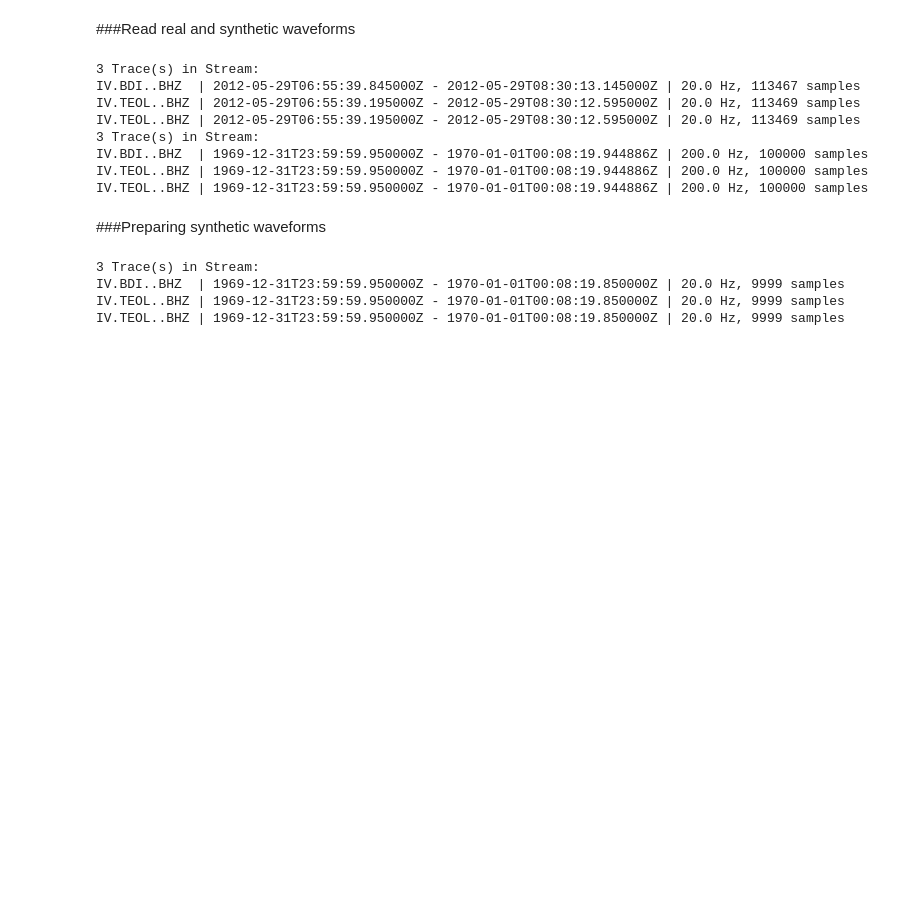
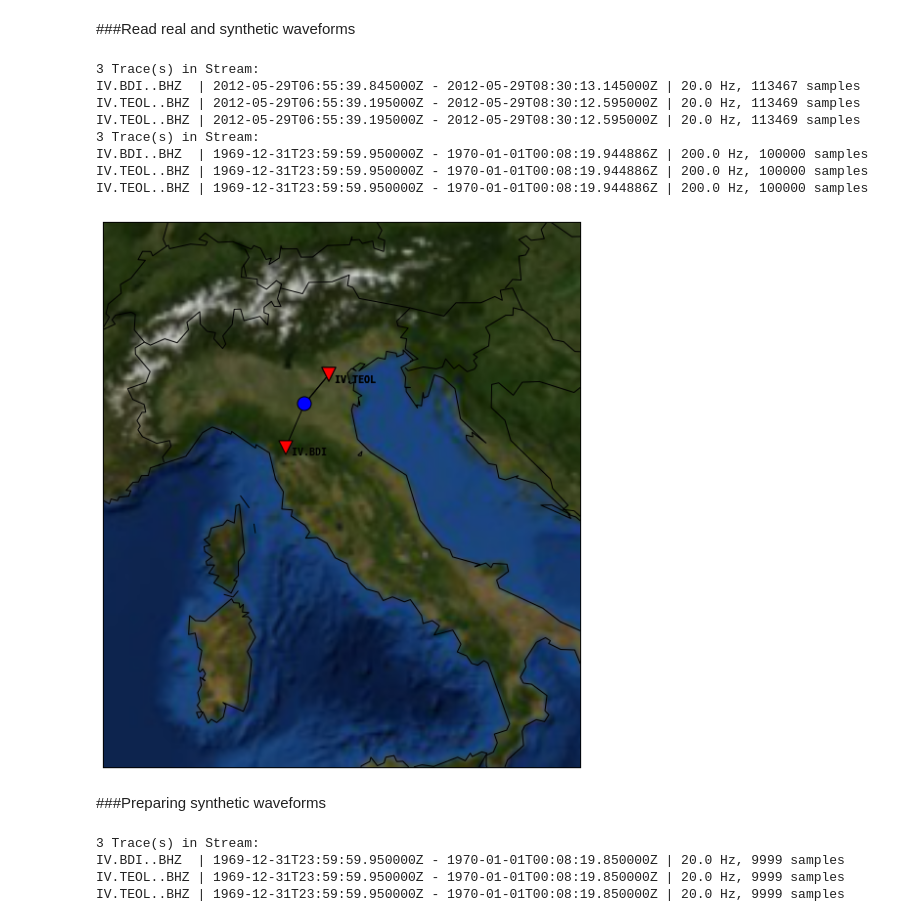
Before and after one commit to irenemolinari/tides_preparation, a Jupyter notebook: model_validation.ipynb, the cells around one changed output. Saved outputs shown, nothing was run; the diff lists cells and outputs as text; code cells hidden in the pictures; blank space fills up the shorter version.

Commit message:
Add a map for the stations

```diff
--- a/model_validation.ipynb
+++ b/model_validation.ipynb
@@ -102,6 +102,40 @@ IV.TEOL..BHZ | 2012-05-29T06:55:39.195000Z - 2012-05-29T08:30:12.595000Z | 20.0
 IV.BDI..BHZ  | 1969-12-31T23:59:59.950000Z - 1970-01-01T00:08:19.944886Z | 200.0 Hz, 100000 samples
 IV.TEOL..BHZ | 1969-12-31T23:59:59.950000Z - 1970-01-01T00:08:19.944886Z | 200.0 Hz, 100000 samples
 IV.TEOL..BHZ | 1969-12-31T23:59:59.950000Z - 1970-01-01T00:08:19.944886Z | 200.0 Hz, 100000 samples
+# %%
+sta_lats = []
+sta_lons = []
+sta_names = []
+for real_wf in real_wfs:
+    sta_info = '%s.%s' % (real_wf.stats.network, real_wf.stats.station)
+    sta_lats.append(sta_info_dict[sta_info][0])
+    sta_lons.append(sta_info_dict[sta_info][1])
+    sta_names.append(sta_info)
+
+plt.figure(figsize=(20, 10))
+m = Basemap(projection='merc', resolution="l",
+            llcrnrlon=6, llcrnrlat=38,
+            urcrnrlon=18, urcrnrlat=48)
+m.drawcountries(color="black", linewidth=1)
+m.drawcoastlines()
+m.bluemarble()
+x, y = m(sta_lons, sta_lats)
+m.scatter(x, y, 200, color="r", marker="v", edgecolor="k", zorder=3)
+for i in range(len(sta_names)):
+    plt.text(x[i], y[i], ' ' + sta_names[i], va="top", family="monospace", weight="bold")
+    m.drawgreatcircle(ev_info_dict['lon'], ev_info_dict['lat'], sta_lons[i], sta_lats[i], color='k')
+
+x_ev, y_ev = m(ev_info_dict['lon'], ev_info_dict['lat'])
+m.scatter(x_ev, y_ev, 200, color="b", marker="o", edgecolor="k", zorder=3)
+
+# ax = plt.gca()
+# x_ev, y_ev = m(ev_info_dict['lon'], ev_info_dict['lat'])
+# b = Beachball(focmecs, xy=(x_ev, y_ev), width=100, linewidth=1)
+# ax.add_collection(b)
+
+plt.show()
+# %% [output]
+[figure, added]
 # %% [markdown]
 ###Preparing synthetic waveforms
 # %%
```
Also changed, not shown: parts of 2 cells of this notebook.
